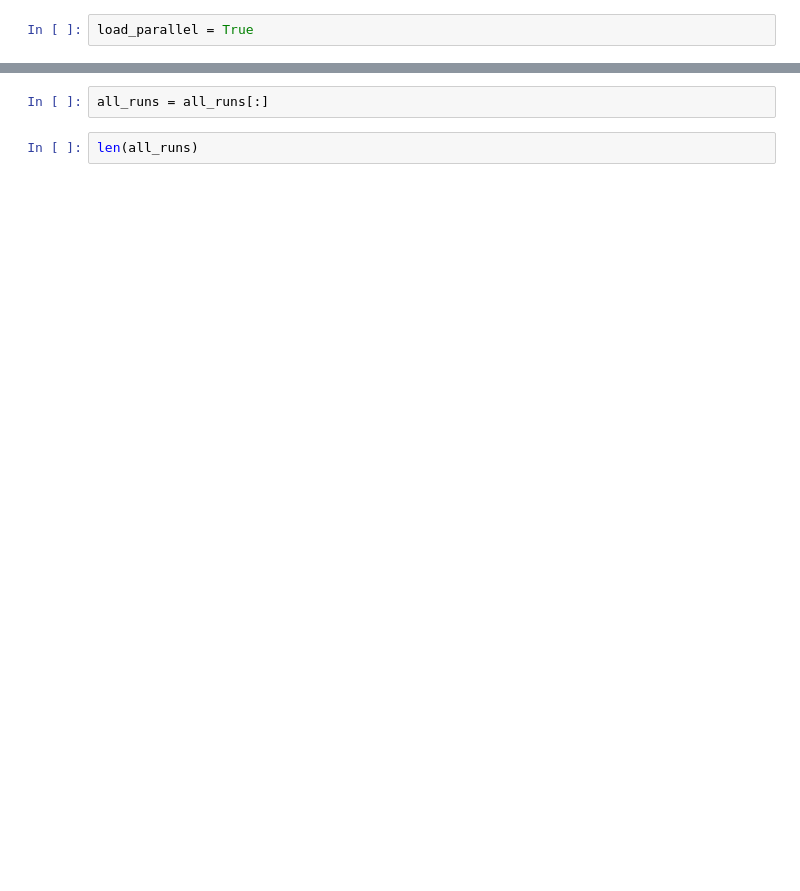
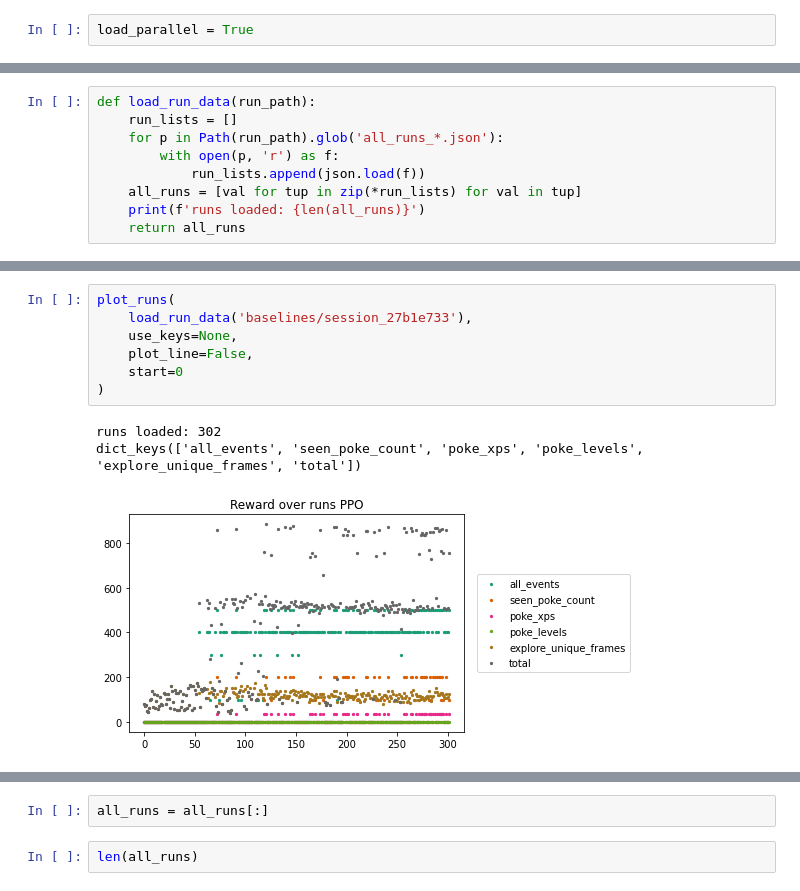
Before and after one commit to PWhiddy/PokemonRedExperiments, a Jupyter notebook: VisualizeProgress.ipynb, the cells around one changed output, grey strips where cells are left out. Drawn from its saved outputs; the diff is of its cells as text; blank space fills up the shorter version.

```diff
--- a/VisualizeProgress.ipynb
+++ b/VisualizeProgress.ipynb
@@ -8,0 +35,9 @@ load_parallel = True
+# %%
+def load_run_data(run_path):
+    run_lists = []
+    for p in Path(run_path).glob('all_runs_*.json'):
+        with open(p, 'r') as f:
+            run_lists.append(json.load(f))
+    all_runs = [val for tup in zip(*run_lists) for val in tup]
+    print(f'runs loaded: {len(all_runs)}')
+    return all_runs
@@ -9,3 +93,14 @@ load_parallel = True
+# %%
+plot_runs(
+    load_run_data('baselines/session_27b1e733'),
+    use_keys=None,
+    plot_line=False,
+    start=0
+)
+# %% [output]
+runs loaded: 302
+dict_keys(['all_events', 'seen_poke_count', 'poke_xps', 'poke_levels', 'explore_unique_frames', 'total'])
+[figure, added]
 # %%
 if load_parallel:
     run_lists = []
```
Also changed, not shown: parts of 8 cells of this notebook, 2 other files.
